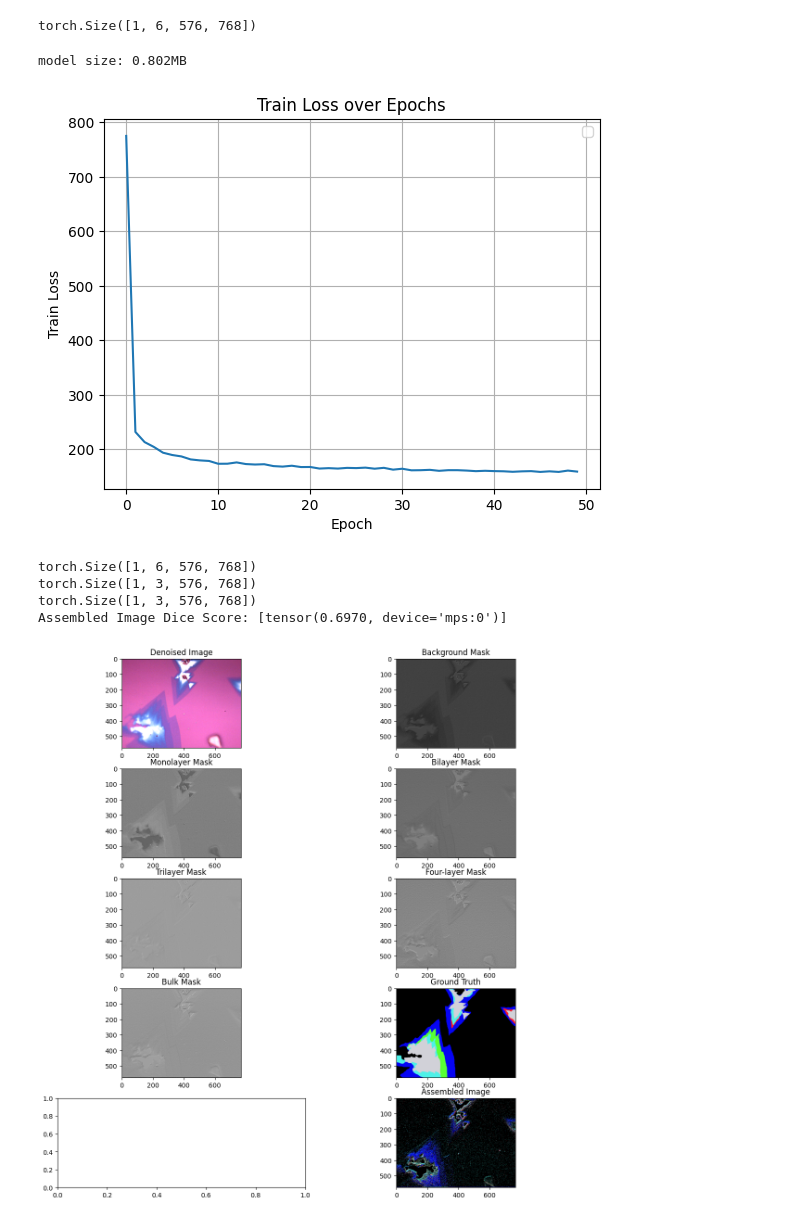
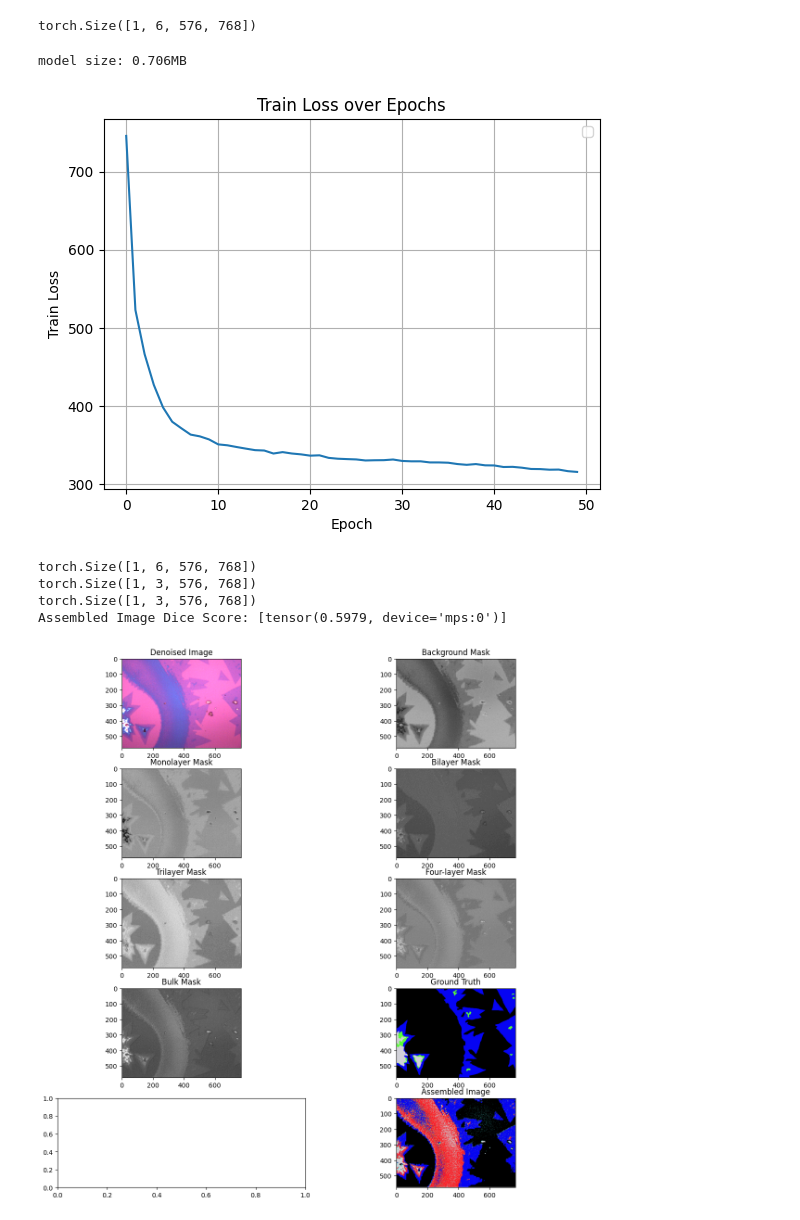
Before and after one commit to JackyL100/MoS2, a Jupyter notebook: Playground/Factorizer.ipynb, the cells around one changed output. Saved outputs shown, nothing was run; the diff lists cells and outputs as text; code cells hidden in the pictures.

Commit message:
Updated color_mapping in ImageDataset for new data to fix issue of blank ground truth maps, got good results, but bilayers often mistaken for trilayer

```diff
--- a/Playground/Factorizer.ipynb
+++ b/Playground/Factorizer.ipynb
@@ -34,7 +34,7 @@ swin_factorizer = ft.Factorizer(
     out_channels=6,
     spatial_size=(576, 768),
     encoder_depth=(1, 1, 1, 1, ),
-    encoder_width=(24,24,24,24),
+    encoder_width=(8, 16, 16, 24),
     strides=(1, 2, 2, 2, 2,2),
     decoder_depth=(1, 1, 1,),
     norm=ft.LayerNorm,
@@ -71,7 +71,7 @@ def assemble_image(segmented):
         segmented (Pytorch tensor): (1,6,568,764) tensor that contains 6 binary masks, one for each class
 
     Returns:
-        RGB image with
+        RGB image made of combined binary masks
     '''
     indices = torch.argmax(segmented, dim=1,keepdim=True)
     return color_mapping[indices][0][0]
@@ -167,13 +167,13 @@ for buffer in swin_factorizer.buffers():
 size_all_mb = (param_size + buffer_size) / 1024**2
 print('model size: {:.3f}MB'.format(size_all_mb))
 # %% [output]
-model size: 0.802MB
+model size: 0.706MB
 # %%
 optimizer = torch.optim.AdamW(swin_factorizer.parameters(), lr=1e-4, weight_decay=1e-2)
 # %%
 train_factorizer(swin_factorizer, train, factorizer_loss, optimizer, num_epochs=50)
 # %% [output]
-[figure, old version]
+[figure, new version]
 # %%
 def dice_coef(y_true, y_pred):
     y_true_f = y_true.flatten()
@@ -213,7 +213,7 @@ def dice_score(y_true: torch.Tensor, y_pred: torch.Tensor):
     return dice_score
 # %%
 with torch.no_grad():
-    img, masks, mask = next(iter(train))
+    img, masks, mask = next(iter(test))
     img = img.to(device)
     masks = masks.to(device)
     swin_factorizer.eval()
@@ -235,32 +235,32 @@ with torch.no_grad():
     axs[0,1].imshow(output[0][0], cmap='gray')
     axs[1,0].set_title("Monolayer Mask")
     axs[1,0].imshow(output[0][1], cmap='gray')
     axs[1,1].set_title("Bilayer Mask")
     # print(torch.histogram(torch.tensor(output[0][2]), bins=10))
     axs[1,1].imshow(output[0][2], cmap='gray')
     axs[2,0].set_title("Trilayer Mask")
     axs[2,0].imshow(output[0][3], cmap='gray')
     axs[2,1].set_title("Four-layer Mask")
     axs[2,1].imshow(output[0][4], cmap='gray')
     axs[3,0].set_title("Bulk Mask")
     axs[3,0].imshow(output[0][5], cmap='gray')
     axs[3,1].set_title("Ground Truth")
     axs[3,1].imshow(mask[0].permute(1,2,0).detach().cpu().numpy()/255.0)
     # worst_mask = output[0][np.argmin(scores)]
     # corresponding_mask = masks[0][np.argmin(scores)]
     # axs[4,0].set_title("Worst Mask")
     # axs[4,0].imshow(worst_mask, cmap='gray')
     axs[4,1].set_title("Assembled Image")
     final_output = assemble_image(torch.tensor(output))
     axs[4,1].imshow(final_output)
     final_output = torch.unsqueeze(final_output.permute(2,0,1), 0).to(device)
     print(mask.shape)
     print(final_output.shape)
     print(f'Assembled Image Dice Score: {dice_score(mask, final_output)}')
     plt.show()
 # %% [output]
 torch.Size([1, 6, 576, 768])
 torch.Size([1, 3, 576, 768])
 torch.Size([1, 3, 576, 768])
-Assembled Image Dice Score: [tensor(0.6970, device='mps:0')]
+Assembled Image Dice Score: [tensor(0.5979, device='mps:0')]
-[figure, old version]
+[figure, new version]
```
Also changed, not shown: 1 other file.
